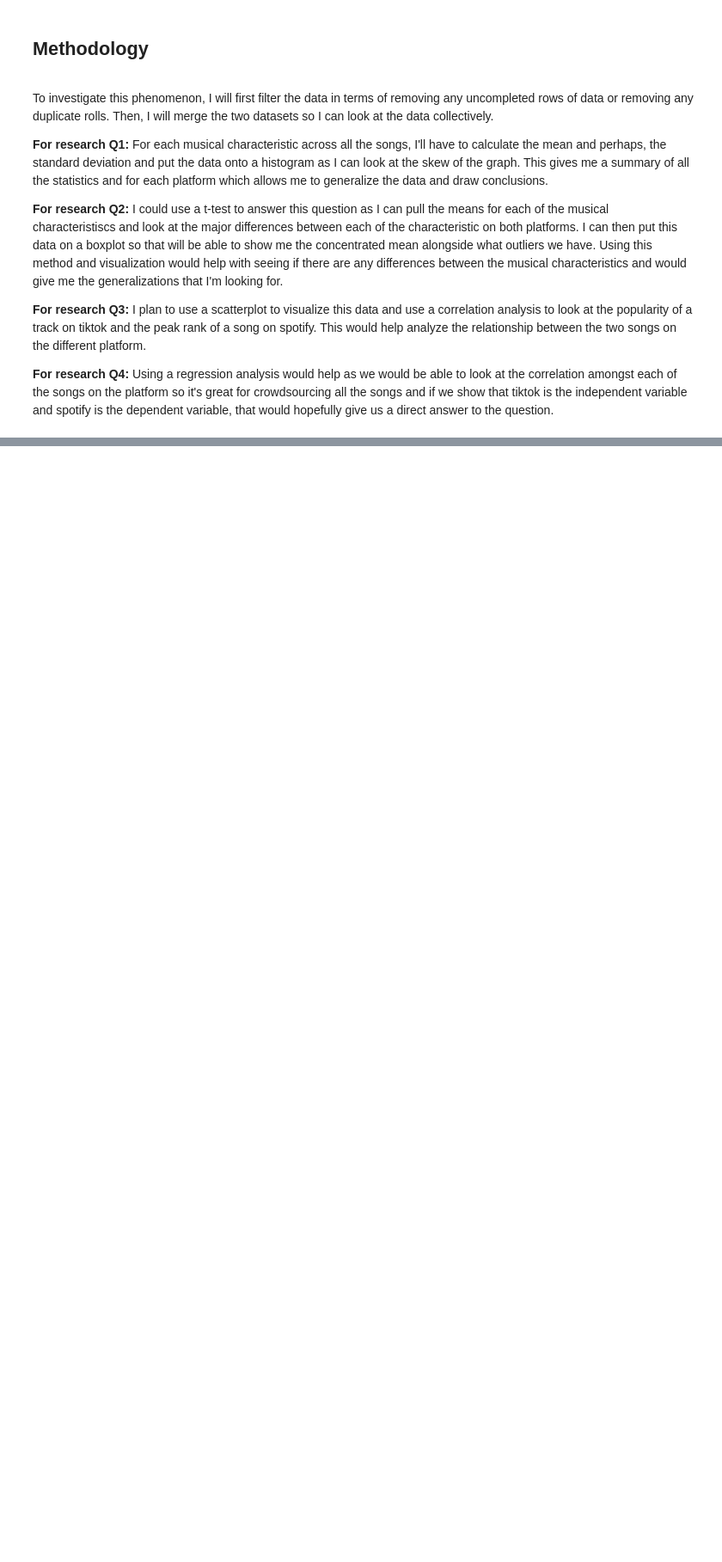
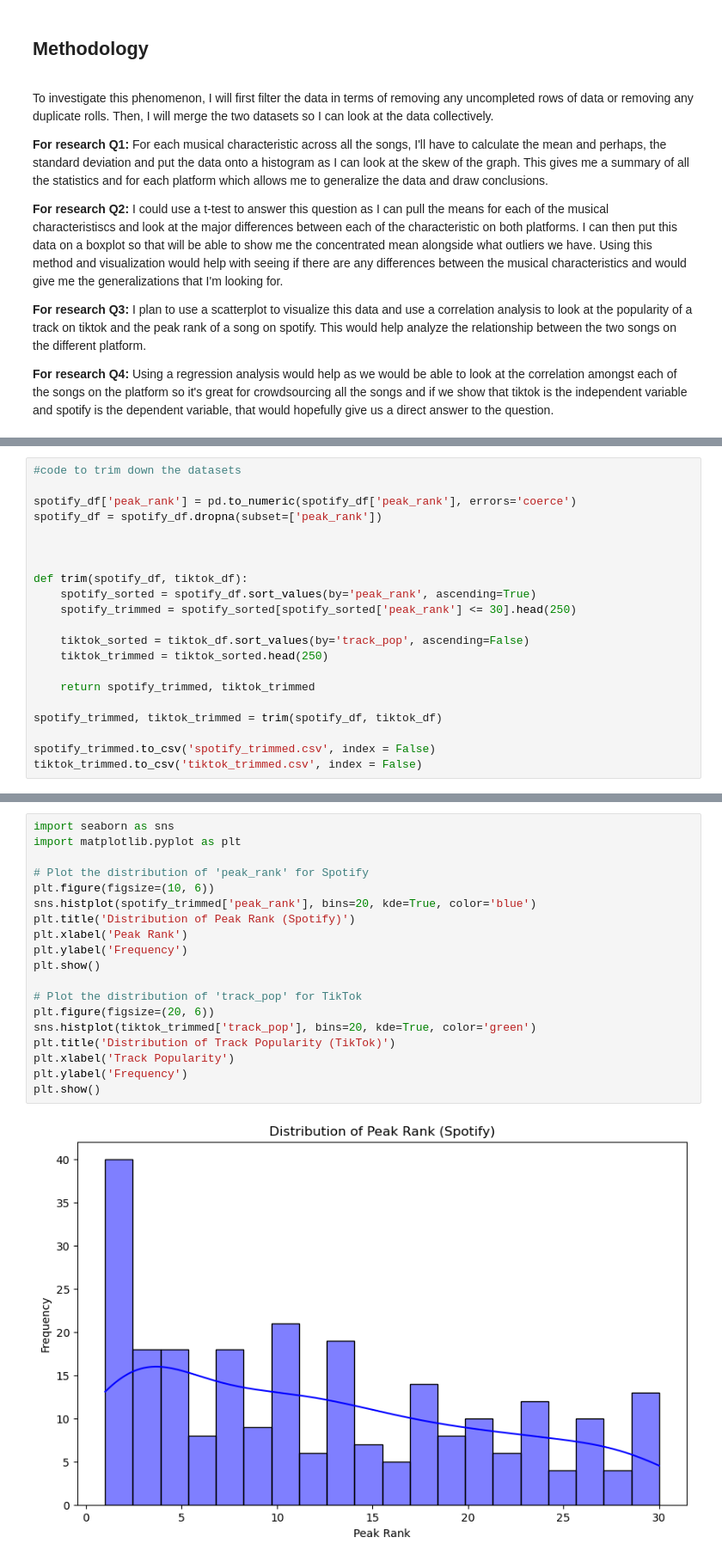
Before and after one commit to irene-huang345/hcde-410-final, a Jupyter notebook: A4.ipynb, the cells around one changed output, grey strips where cells are left out. Shown at 86% size. Saved outputs shown, nothing was run; the diff lists cells and outputs as text; blank space fills up the shorter version.

```diff
--- a/A4.ipynb
+++ b/A4.ipynb
@@ -155,0 +284,21 @@ Using a regression analysis would help as we would be able to look at the correl
+# %%
+#code to trim down the datasets
+
+spotify_df['peak_rank'] = pd.to_numeric(spotify_df['peak_rank'], errors='coerce')
+spotify_df = spotify_df.dropna(subset=['peak_rank'])
+
+
+
+def trim(spotify_df, tiktok_df):
+    spotify_sorted = spotify_df.sort_values(by='peak_rank', ascending=True)
+    spotify_trimmed = spotify_sorted[spotify_sorted['peak_rank'] <= 30].head(250)
+
+    tiktok_sorted = tiktok_df.sort_values(by='track_pop', ascending=False)
+    tiktok_trimmed = tiktok_sorted.head(250)
+
+    return spotify_trimmed, tiktok_trimmed
+
+spotify_trimmed, tiktok_trimmed = trim(spotify_df, tiktok_df)
+
+spotify_trimmed.to_csv('spotify_trimmed.csv', index = False)
+tiktok_trimmed.to_csv('tiktok_trimmed.csv', index = False)
@@ -155,0 +307,21 @@ Using a regression analysis would help as we would be able to look at the correl
+# %%
+import seaborn as sns
+import matplotlib.pyplot as plt
+
+# Plot the distribution of 'peak_rank' for Spotify
+plt.figure(figsize=(10, 6))
+sns.histplot(spotify_trimmed['peak_rank'], bins=20, kde=True, color='blue')
+plt.title('Distribution of Peak Rank (Spotify)')
+plt.xlabel('Peak Rank')
+plt.ylabel('Frequency')
+plt.show()
+
+# Plot the distribution of 'track_pop' for TikTok
+plt.figure(figsize=(20, 6))
+sns.histplot(tiktok_trimmed['track_pop'], bins=20, kde=True, color='green')
+plt.title('Distribution of Track Popularity (TikTok)')
+plt.xlabel('Track Popularity')
+plt.ylabel('Frequency')
+plt.show()
+# %% [output]
+[figure, added]
```
Also changed, not shown: parts of 21 cells of this notebook, 5 other files.
